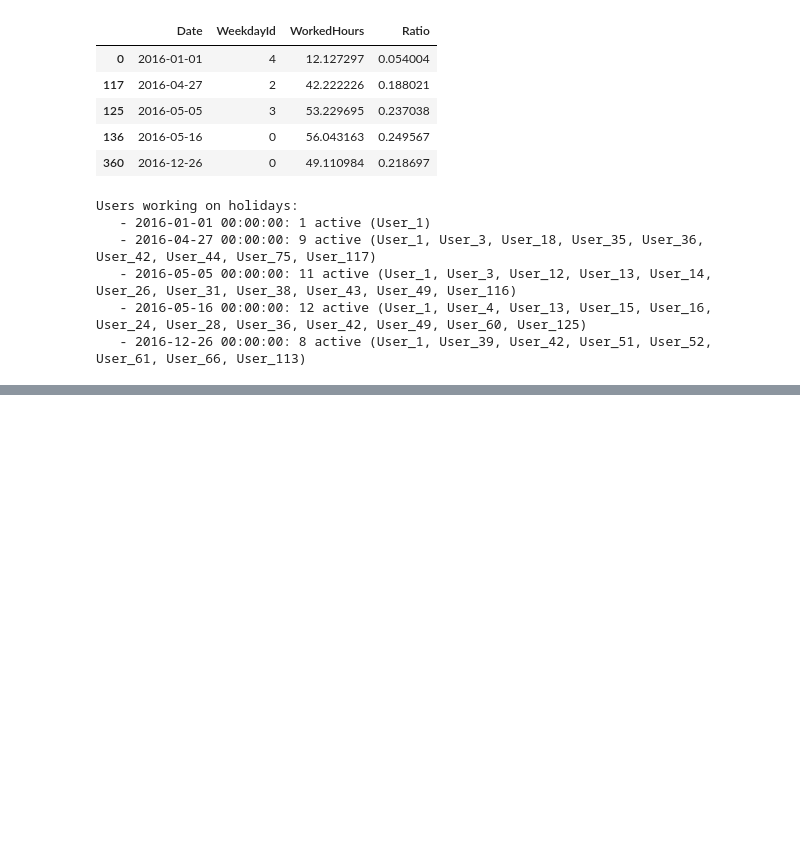
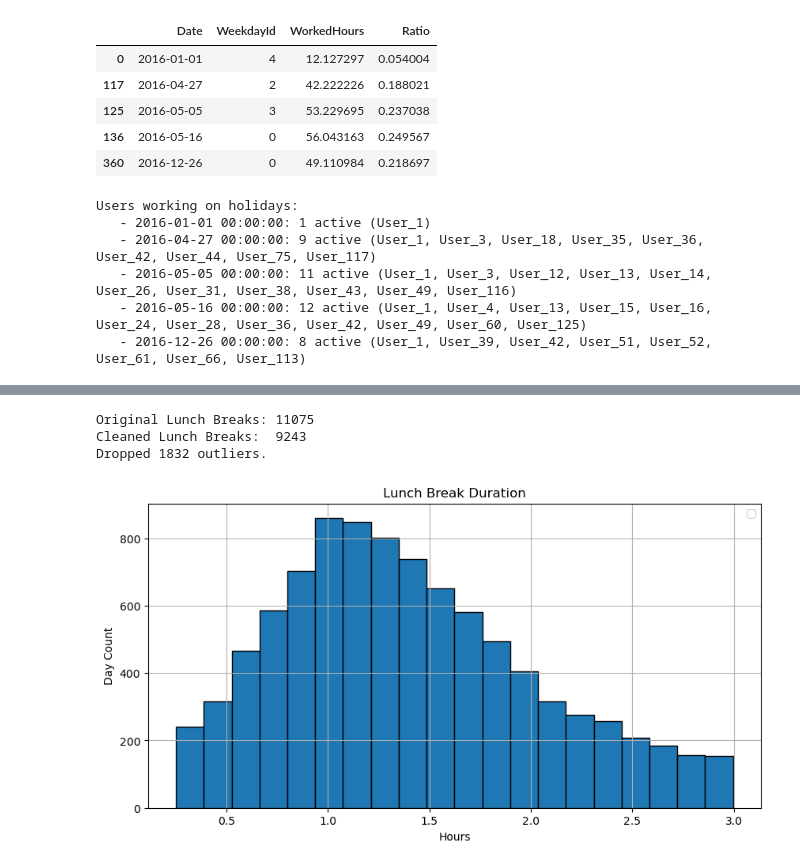
Before and after one commit to mbrieg/bppso-groupwork, a Jupyter notebook: resources/availabilities/resource_availabilities.ipynb, the cells around one changed output, grey strips where cells are left out. Cells and saved outputs as stored; diff of their text form; code cells hidden in the pictures; blank space fills up the shorter version.

```diff
--- a/resources/availabilities/resource_availabilities.ipynb
+++ b/resources/availabilities/resource_availabilities.ipynb
@@ -371,0 +473,24 @@ Users working on holidays:
+# %%
+min_hours = 15 / 60     # 15 min
+max_hours = 3
+breaks_cleaned = breaks[(breaks['DurationHours'] >= min_hours)
+                        & (breaks['DurationHours'] <= max_hours)].copy()
+
+print(f"Original Lunch Breaks: {len(breaks)}")
+print(f"Cleaned Lunch Breaks:  {len(breaks_cleaned)}")
+print(f"Dropped {len(breaks) - len(breaks_cleaned)} outliers.")
+# %% [output]
+Original Lunch Breaks: 11075
+Cleaned Lunch Breaks:  9243
+Dropped 1832 outliers.
+# %%
+plt.figure(figsize=(10, 5))
+breaks_cleaned['DurationHours'].hist(bins=20, edgecolor='black')
+plt.title('Lunch Break Duration')
+plt.xlabel('Hours')
+plt.ylabel('Day Count')
+plt.legend()
+plt.savefig(f"files/lunch_break_duration_cleaned.pdf", format="pdf", bbox_inches="tight")
+plt.show()
+# %% [output]
+[figure, added]
```
Also changed, not shown: parts of 33 cells of this notebook, 13 other files.
